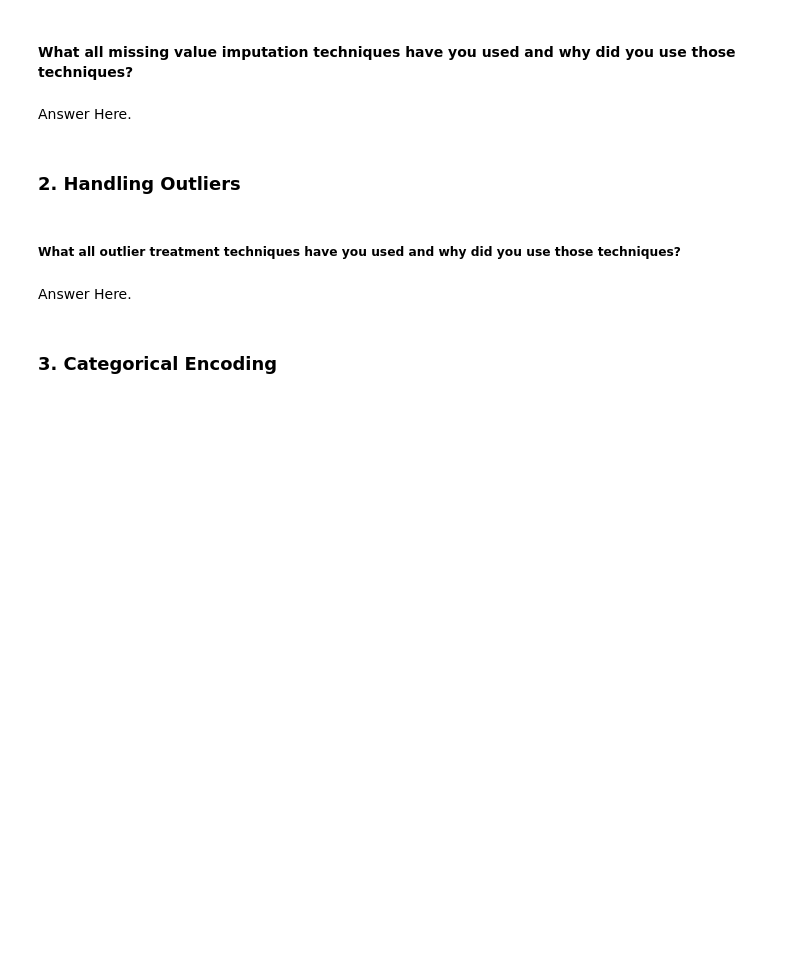
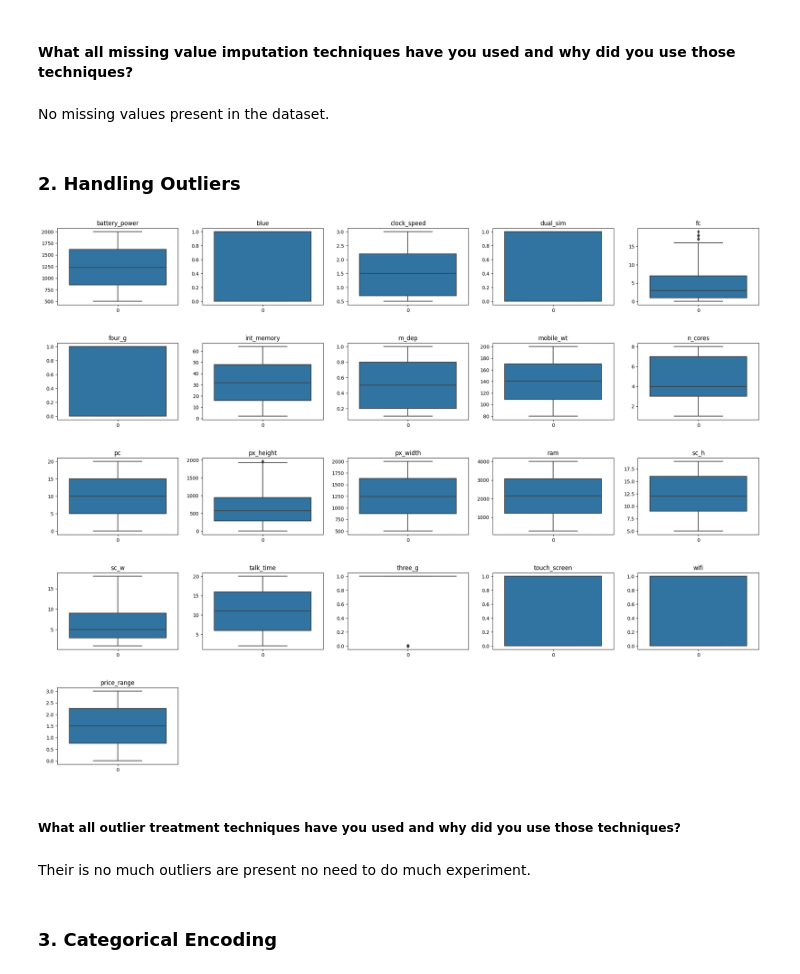
Before and after one commit to kapilkukreja469/Mobile_price_range_prediction, a Jupyter notebook: Mobile_price_range_prediction_by_kapil_kukreja.ipynb, the cells around one changed output. Cells and saved outputs as stored; diff of their text form; code cells hidden in the pictures; blank space fills up the shorter version.

```diff
--- a/Mobile_price_range_prediction_by_kapil_kukreja.ipynb
+++ b/Mobile_price_range_prediction_by_kapil_kukreja.ipynb
@@ -980,6 +1119,6 @@ Answer Here.
 # %% [markdown]
 #### What all missing value imputation techniques have you used and why did you use those techniques?
-# %% [markdown]
-Answer Here.
+# %% [markdown]
+No missing values present in the dataset.
 # %% [markdown]
 ### 2. Handling Outliers
@@ -988,7 +1125,31 @@ Answer Here.
+# %%
+# Handling Outliers & Outlier treatments
+# Set the figure size
+plt.figure(figsize=(26,20))
+
+# Loop through each column in the DataFrame's describe() method
+for index,item in enumerate([i for i in mobile_df.describe().columns.to_list()] ):
+
+  # Create a subplot in a 5x5 grid, starting with the first subplot (index 0)
+  plt.subplot(5,5,index+1)
+
+  # Create a box plot of the current column's data
+  sns.boxplot(mobile_df[item])
+
+  # Add the column name to the subplot title
+  plt.title(item)
+
+  # Add some spacing between the subplots
+  plt.subplots_adjust(hspace=0.5)
+
+# Add a newline for clarity
+print("\n")
+# %% [output]
+[figure, added]
 # %% [markdown]
 ##### What all outlier treatment techniques have you used and why did you use those techniques?
-# %% [markdown]
-Answer Here.
+# %% [markdown]
+Their is no much outliers are present no need to do much experiment.
 # %% [markdown]
 ### 3. Categorical Encoding
 # %%
```
Also changed, not shown: parts of 107 cells of this notebook.
